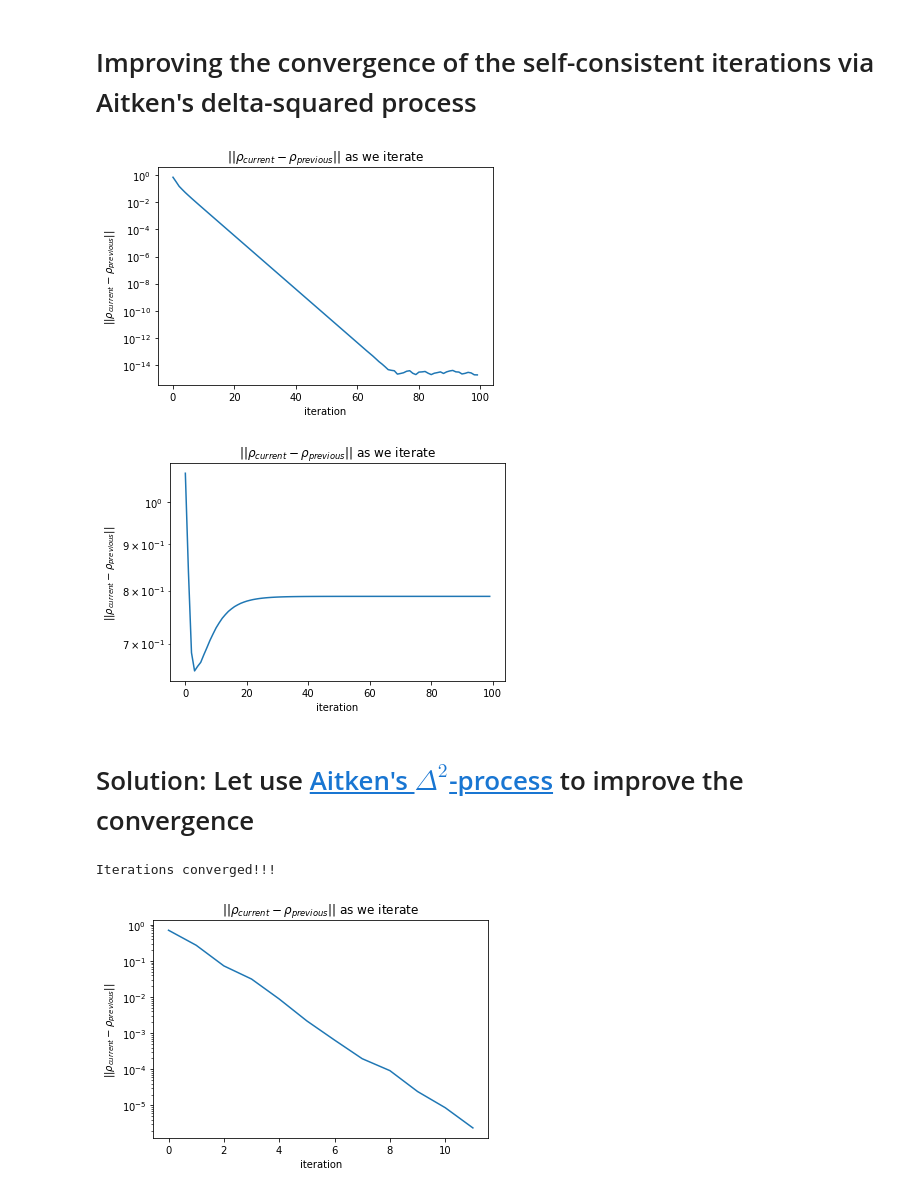
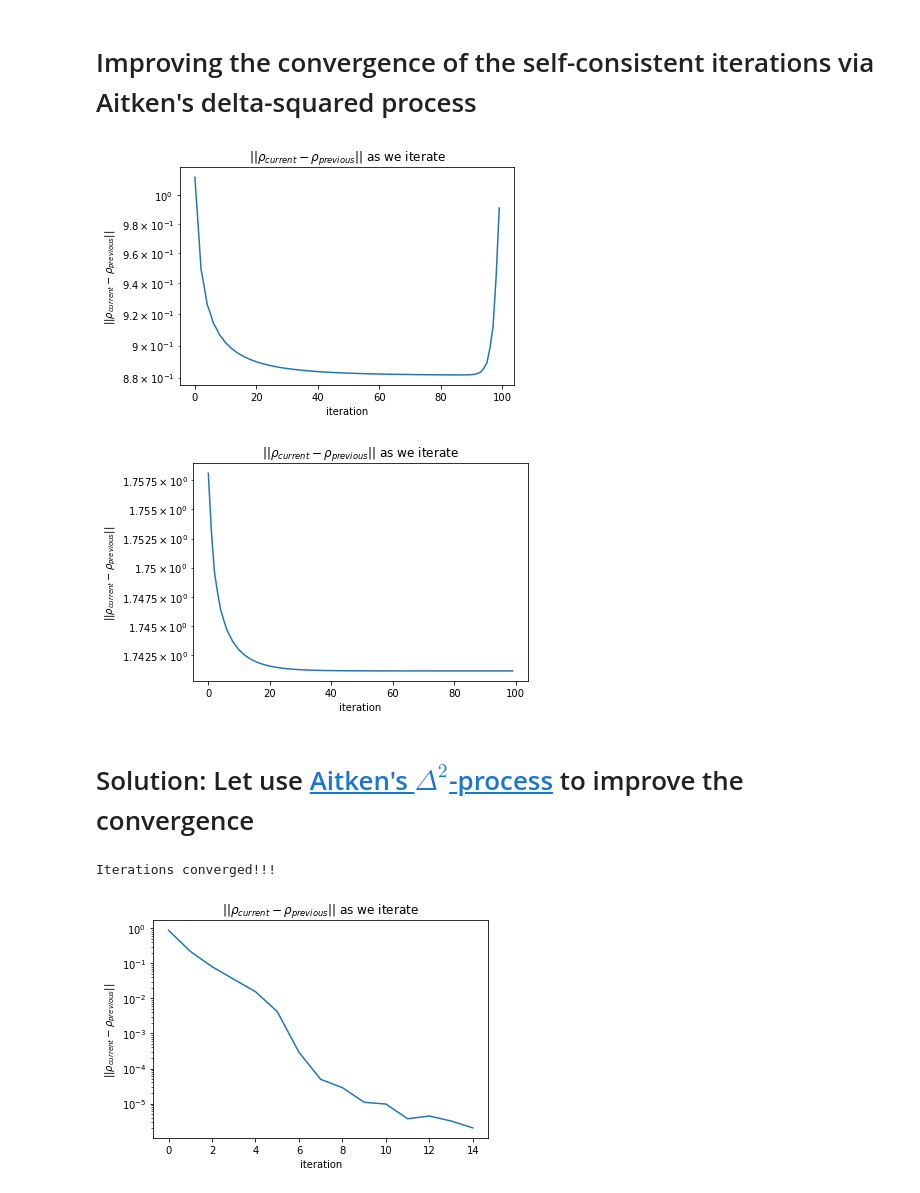
Before and after one commit to dibondar/miscellaneous, a Jupyter notebook: self-consistent_fermi_dirac.ipynb, the cells around one changed output. Saved outputs shown, nothing was run; the diff lists cells and outputs as text; code cells hidden in the pictures.

```diff
--- a/self-consistent_fermi_dirac.ipynb
+++ b/self-consistent_fermi_dirac.ipynb
@@ -40,7 +40,7 @@ def do_self_consistent(rho, cc, niter=30):
 
 
         # Hamiltonian with self-consistent corrections
-        h = h1e + cc * rho ** 2
+        h = h1e + cc * rho @ rho
         rho = linalg.funm(h, FermiDirac)
 
         norm_diff.append(linalg.norm(rho - previous_rho))
@@ -57,20 +57,23 @@ def do_self_consistent(rho, cc, niter=30):
 # note that if the coupling constant is low there is no problem
 rho = do_self_consistent(rho_initial, 2, niter=100)
 # %% [output]
-[figure, old version]
+[figure, new version]
 # %%
 # if the coupling constant is high, we have a problem
 rho = do_self_consistent(rho_initial, 4, niter=100)
 # %% [output]
-[figure, old version]
+[figure, new version]
 # %% [markdown]
 # Solution: Let use [Aitken's $\Delta^2$-process](https://en.wikipedia.org/wiki/Aitken%27s_delta-squared_process) to improve the convergence
 # %%
-def do_self_consistent_Aitken(rho, cc, niter=50):
-
-    def single_iteration(rho_):
-        h = h1e + cc * rho_ ** 2
-        return linalg.funm(h, FermiDirac)
+def do_self_consistent_Aitken(rho, single_iteration, niter=50,):
+    """
+    Aitken's delta-squared process http://dlmf.nist.gov/3.9.iii
+    :param rho: the initial guess (numpy.array)
+    :param single_iteration: the right hand side function, f(rho), in the self-consistent iterations rho = f(rho)
+    :param niter: maximal number of iterations
+    :return: numpy.array -- the result of iterations
+    """
 
     norm_diff = []
 
@@ -102,9 +105,13 @@ def do_self_consistent_Aitken(rho, cc, niter=50):
     plt.show()
 
     return aitken_rho
+# %%
+def single_iteration(rho_):
+    h = h1e + 4 * rho_ @ rho_
+    return linalg.funm(h, FermiDirac)
 # %%
 # this worked very well !!!!!
-rho = do_self_consistent_Aitken(rho_initial, 4, niter=100)
+rho = do_self_consistent_Aitken(rho_initial, single_iteration,)
 # %% [output]
 Iterations converged!!!
-[figure, old version]
+[figure, new version]
```
Also changed, not shown: parts of 11 cells of this notebook.
